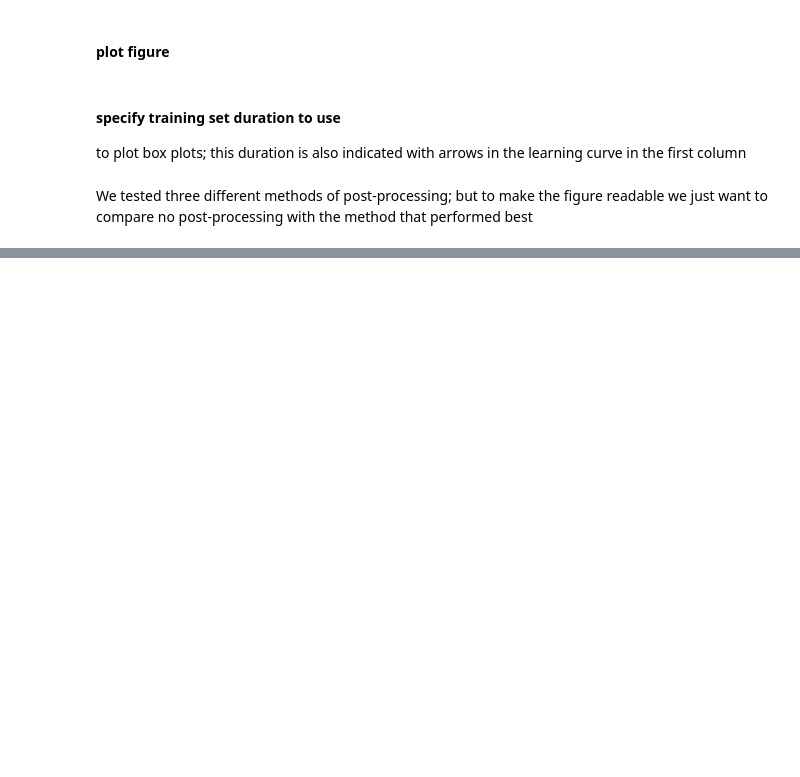
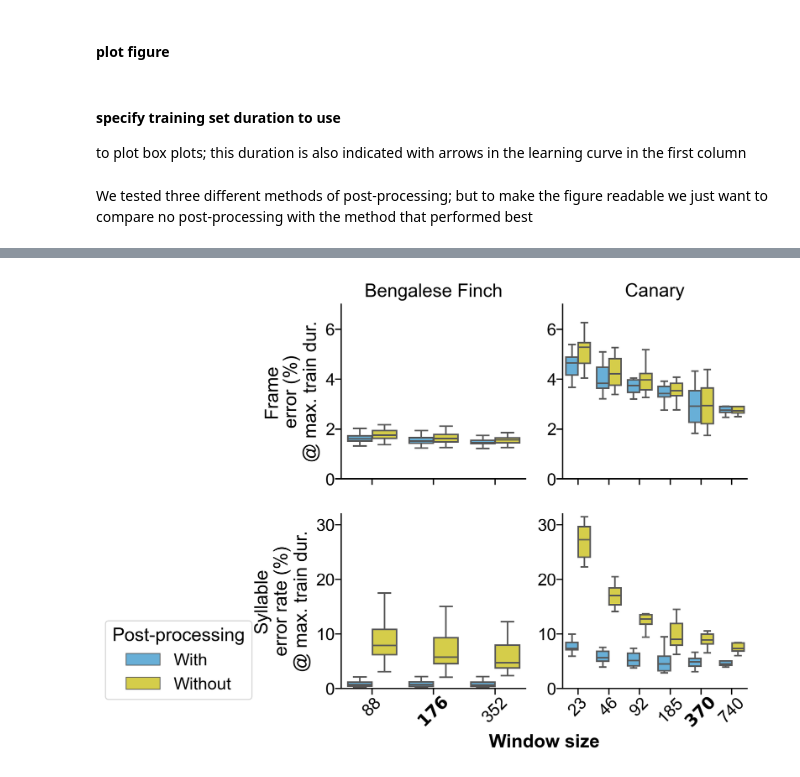
Before and after one commit to yardencsGitHub/tweetynet, a Jupyter notebook: src/scripts/fig-post-process-error-rates.ipynb, the cells around one changed output, grey strips where cells are left out. Cells and saved outputs as stored; diff of their text form; code cells hidden in the pictures; blank space fills up the shorter version.

```diff
--- a/src/scripts/fig-post-process-error-rates.ipynb
+++ b/src/scripts/fig-post-process-error-rates.ipynb
@@ -441,0 +414,13 @@ for ext in ('svg', 'png'):
+# %%
+fig, _ = plot_hyperparam(
+    hyperparam_to_plot='window_size',
+    legend=True  # hack, we will delete the legend from the SVM
+)
+
+for ext in ('svg', 'png'):
+    fig.savefig(
+        THIS_FIG_ROOT / f'window-size-experiment-boxplots.{ext}',
+        bbox_inches='tight',
+    )
+# %% [output]
+[figure, added]
```
Also changed, not shown: parts of 7 cells of this notebook, 9 other files.
